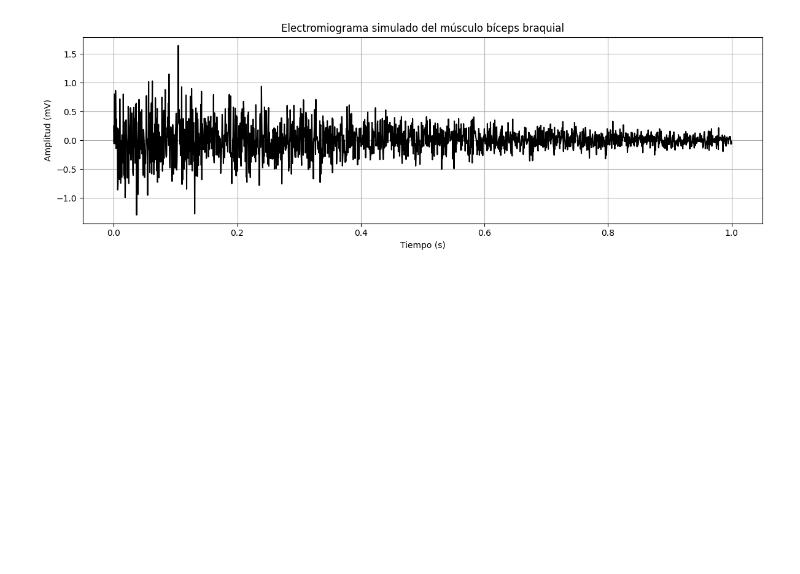
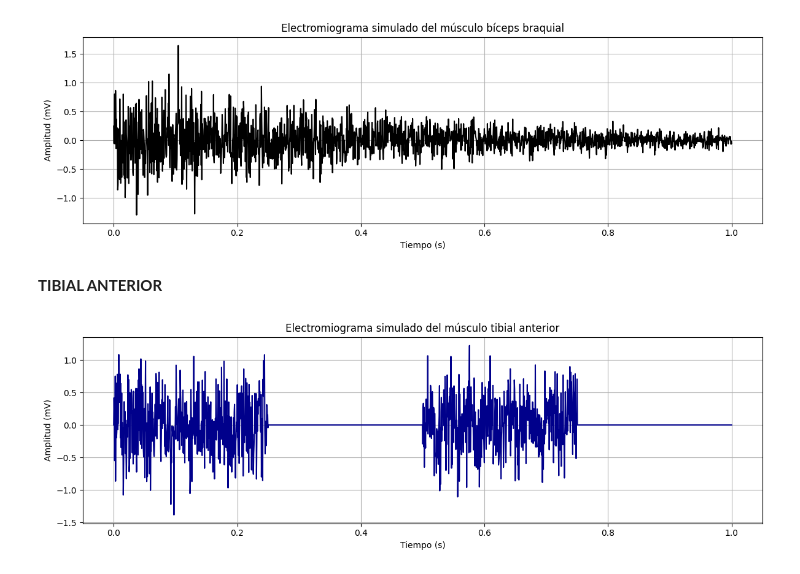
Before and after one commit to 3dwinGuxxman/MIOELECTRICIDAD-AF3, a Jupyter notebook: AF3_EMG.ipynb, the cells around one changed output. Cells and saved outputs as stored; diff of their text form; code cells hidden in the pictures; blank space fills up the shorter version.

```diff
--- a/AF3_EMG.ipynb
+++ b/AF3_EMG.ipynb
@@ -25,3 +29,31 @@ plt.tight_layout()
 plt.show()
 # %% [output]
 [figure]
+# %% [markdown]
+**TIBIAL ANTERIOR**
+# %%
+# Simulación de señal EMG del músculo tibial anterior
+import numpy as np
+import matplotlib.pyplot as plt
+
+# Parámetros de la señal EMG
+fs = 2000  # Frecuencia de muestreo en Hz
+t = np.linspace(0, 1, fs)  # 1 segundo de duración
+
+# Simulación de señal EMG: contracción intermitente con ruido
+np.random.seed(123)
+emg_tibial = np.random.normal(0, 0.4, fs)
+emg_tibial += np.sin(2 * np.pi * 30 * t) * 0.2  # componente muscular
+emg_tibial *= (np.sin(2 * np.pi * 2 * t) > 0).astype(float)  # contracción intermitente
+
+# Gráfica
+plt.figure(figsize=(12, 4))
+plt.plot(t, emg_tibial, color='darkblue')
+plt.title('Electromiograma simulado del músculo tibial anterior')
+plt.xlabel('Tiempo (s)')
+plt.ylabel('Amplitud (mV)')
+plt.grid(True)
+plt.tight_layout()
+plt.show()
+# %% [output]
+[figure, added]
```
Also changed, not shown: parts of 2 cells of this notebook.
